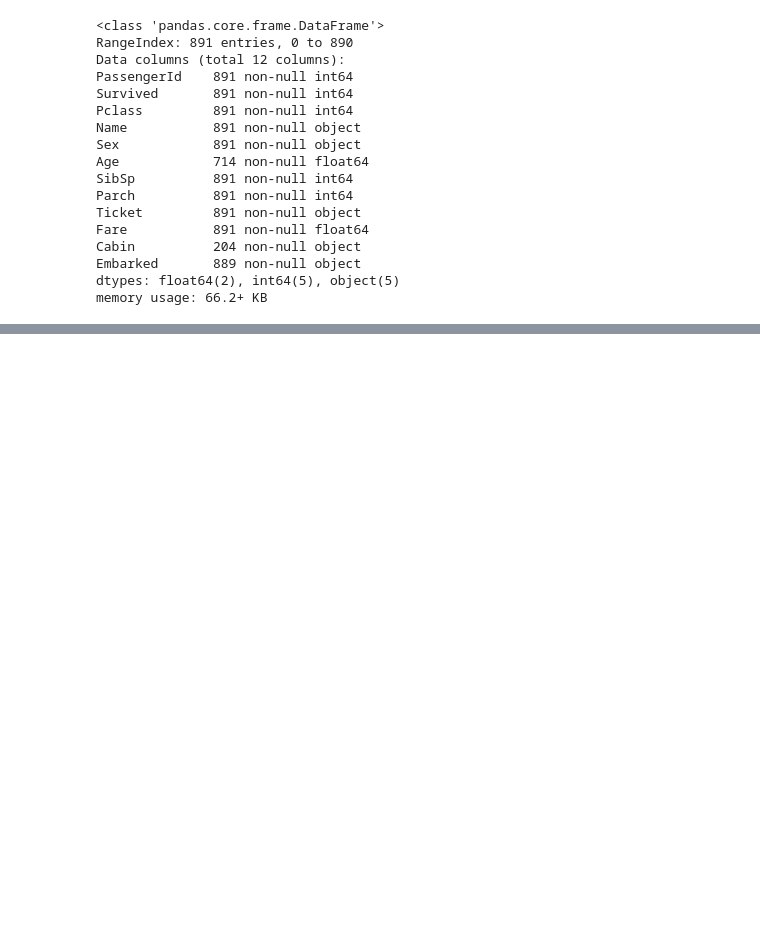
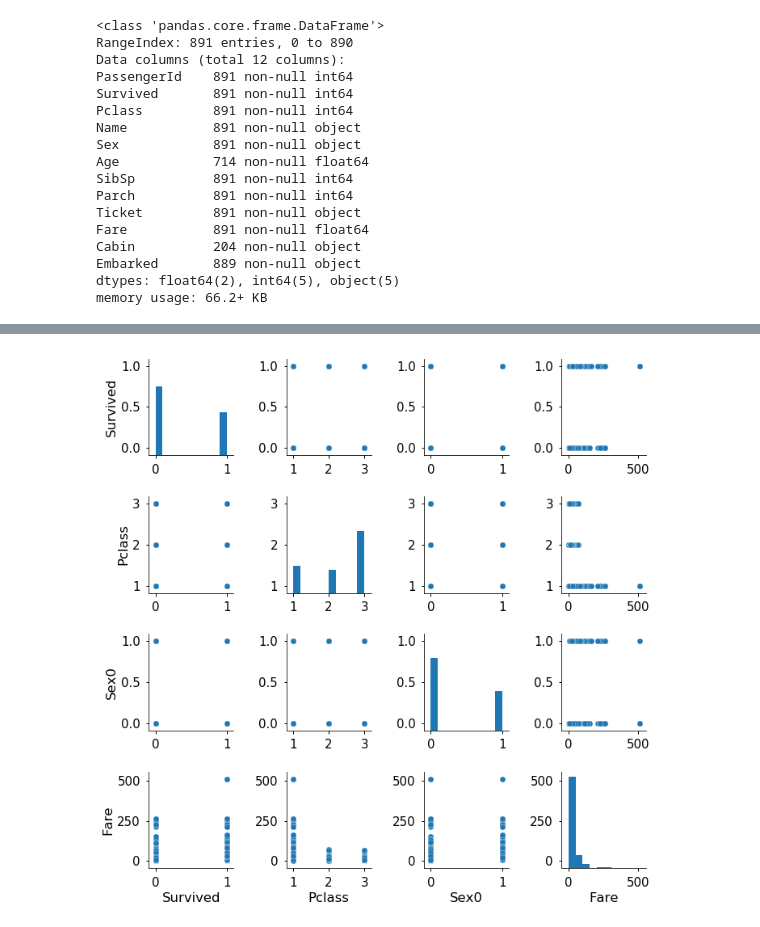
Before and after one commit to SergeyAnokhin/jupyter, a Jupyter notebook: kaggle/titanic/main.ipynb, the cells around one changed output, grey strips where cells are left out. Saved outputs shown, nothing was run; the diff lists cells and outputs as text; code cells hidden in the pictures; blank space fills up the shorter version.

```diff
--- a/kaggle/titanic/main.ipynb
+++ b/kaggle/titanic/main.ipynb
@@ -100,0 +101,6 @@ memory usage: 66.2+ KB
+# %%
+cols = ['Survived', 'Pclass', 'Sex0', 'Fare'] # , 'Age', 'SibSp', 'Parch'
+sns_plot = sns.pairplot(df[cols])
+sns_plot.savefig('pairplot.png')
+# %% [output]
+[figure, added]
```
Also changed, not shown: parts of 7 cells of this notebook.
